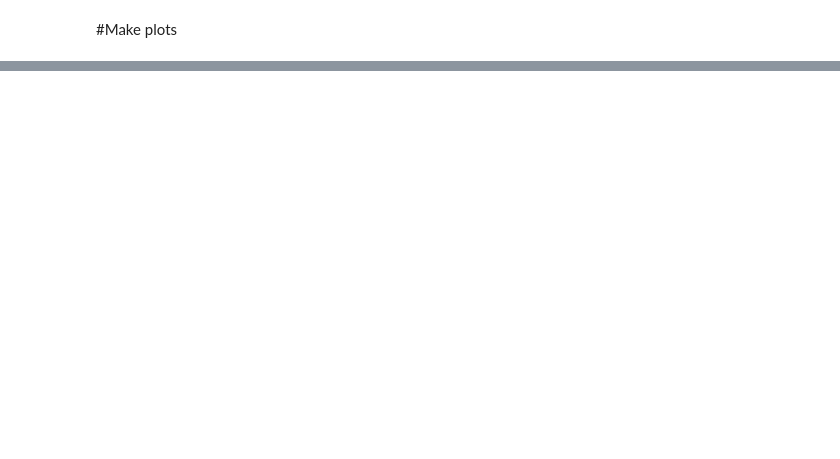
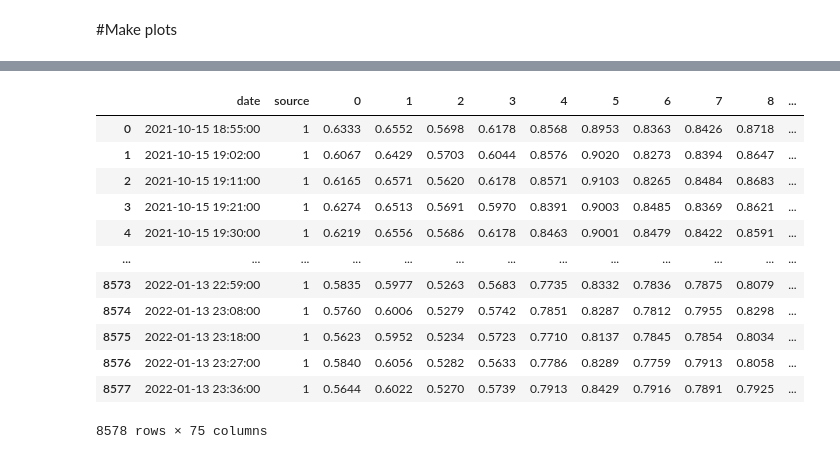
Before and after one commit to oksuzian/Mu2eANL, a Jupyter notebook: Aging/AgingCountersTestStandUVaBottom.ipynb, the cells around one changed output, grey strips where cells are left out. Drawn from its saved outputs; the diff is of its cells as text; code cells hidden in the pictures; blank space fills up the shorter version.

```diff
--- a/Aging/AgingCountersTestStandUVaBottom.ipynb
+++ b/Aging/AgingCountersTestStandUVaBottom.ipynb
@@ -284,0 +294,16 @@ data[['date', 'source', 0, 'temp']].tail()
+# %%
+data
+# %% [output]
+|  | date | source | 0 | 1 | 2 | 3 | 4 | 5 | 6 | 7 | 8 | ... |
+| 0 | 2021-10-15 18:55:00 | 1 | 0.6333 | 0.6552 | 0.5698 | 0.6178 | 0.8568 | 0.8953 | 0.8363 | 0.8426 | 0.8718 | ... |
+| 1 | 2021-10-15 19:02:00 | 1 | 0.6067 | 0.6429 | 0.5703 | 0.6044 | 0.8576 | 0.9020 | 0.8273 | 0.8394 | 0.8647 | ... |
+| 2 | 2021-10-15 19:11:00 | 1 | 0.6165 | 0.6571 | 0.5620 | 0.6178 | 0.8571 | 0.9103 | 0.8265 | 0.8484 | 0.8683 | ... |
+| 3 | 2021-10-15 19:21:00 | 1 | 0.6274 | 0.6513 | 0.5691 | 0.5970 | 0.8391 | 0.9003 | 0.8485 | 0.8369 | 0.8621 | ... |
+| 4 | 2021-10-15 19:30:00 | 1 | 0.6219 | 0.6556 | 0.5686 | 0.6178 | 0.8463 | 0.9001 | 0.8479 | 0.8422 | 0.8591 | ... |
+| ... | ... | ... | ... | ... | ... | ... | ... | ... | ... | ... | ... | ... |
+| 8573 | 2022-01-13 22:59:00 | 1 | 0.5835 | 0.5977 | 0.5263 | 0.5683 | 0.7735 | 0.8332 | 0.7836 | 0.7875 | 0.8079 | ... |
+| 8574 | 2022-01-13 23:08:00 | 1 | 0.5760 | 0.6006 | 0.5279 | 0.5742 | 0.7851 | 0.8287 | 0.7812 | 0.7955 | 0.8298 | ... |
+| 8575 | 2022-01-13 23:18:00 | 1 | 0.5623 | 0.5952 | 0.5234 | 0.5723 | 0.7710 | 0.8137 | 0.7845 | 0.7854 | 0.8034 | ... |
+| 8576 | 2022-01-13 23:27:00 | 1 | 0.5840 | 0.6056 | 0.5282 | 0.5633 | 0.7786 | 0.8289 | 0.7759 | 0.7913 | 0.8058 | ... |
+| 8577 | 2022-01-13 23:36:00 | 1 | 0.5644 | 0.6022 | 0.5270 | 0.5739 | 0.7913 | 0.8429 | 0.7916 | 0.7891 | 0.7925 | ... |
+8578 rows × 75 columns
```
Also changed, not shown: parts of 10 cells of this notebook.
